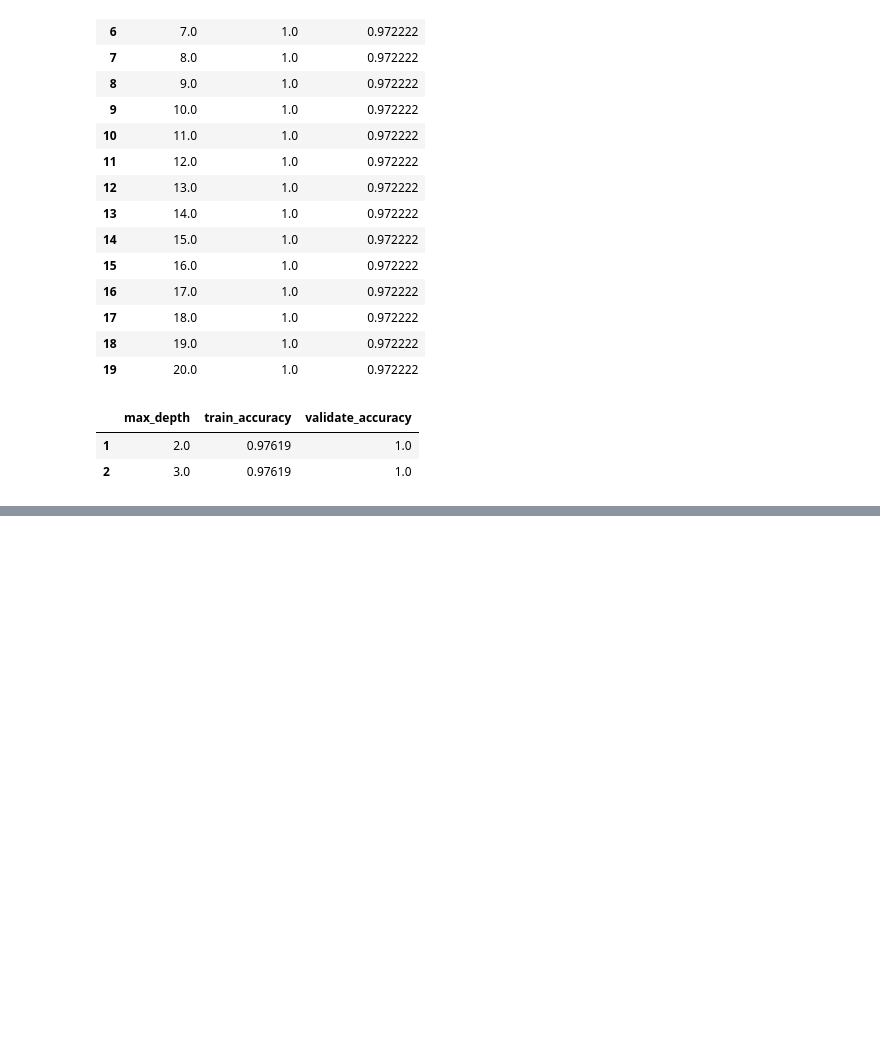
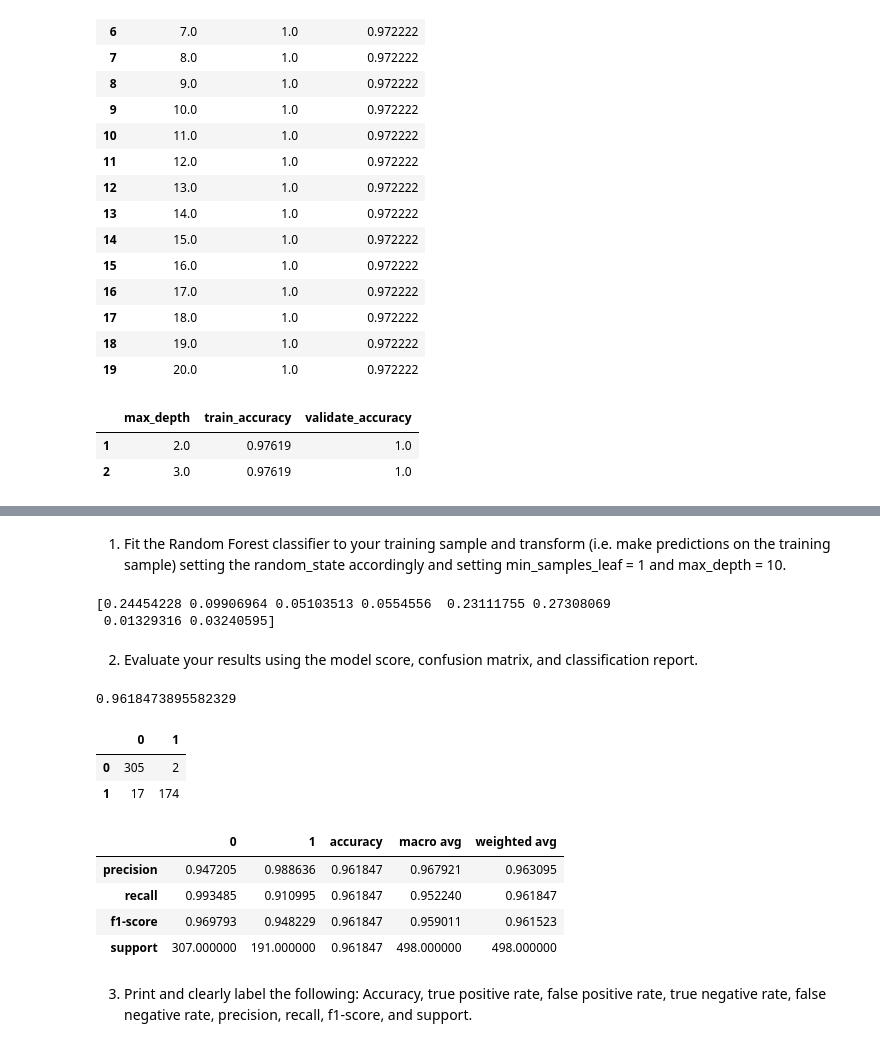
Before and after one commit to ChrisTeceno/classification-exercises, a Jupyter notebook: model.ipynb, the cells around one changed output, grey strips where cells are left out. Cells and saved outputs as stored; diff of their text form; code cells hidden in the pictures; blank space fills up the shorter version.

```diff
--- a/model.ipynb
+++ b/model.ipynb
@@ -626,0 +638,34 @@ results.nlargest(1,'validate_accuracy',keep ='all')
+# %% [markdown]
+1. Fit the Random Forest classifier to your training sample and transform (i.e. make predictions on the training sample) setting the random_state accordingly and setting min_samples_leaf = 1 and max_depth = 10.
+# %%
+rf = RandomForestClassifier(random_state=42, min_samples_leaf= 1, max_depth=10)
+rf.fit(x_train,y_train)
+print(rf.feature_importances_)
+# %% [output]
+[0.24454228 0.09906964 0.05103513 0.0554556  0.23111755 0.27308069
+ 0.01329316 0.03240595]
+# %%
+y_pred = rf.predict(x_train)
+# %% [markdown]
+2. Evaluate your results using the model score, confusion matrix, and classification report.
+# %%
+rf.score(x_train,y_train)
+# %% [output]
+0.9618473895582329
+# %%
+conf_matrix = pd.DataFrame(confusion_matrix(y_train, y_pred))
+conf_matrix
+# %% [output]
+|  | 0 | 1 |
+| 0 | 305 | 2 |
+| 1 | 17 | 174 |
+# %%
+pd.DataFrame(classification_report(y_train, y_pred, output_dict=True))
+# %% [output]
+|  | 0 | 1 | accuracy | macro avg | weighted avg |
+| precision | 0.947205 | 0.988636 | 0.961847 | 0.967921 | 0.963095 |
+| recall | 0.993485 | 0.910995 | 0.961847 | 0.952240 | 0.961847 |
+| f1-score | 0.969793 | 0.948229 | 0.961847 | 0.959011 | 0.961523 |
+| support | 307.000000 | 191.000000 | 0.961847 | 498.000000 | 498.000000 |
+# %% [markdown]
+3. Print and clearly label the following: Accuracy, true positive rate, false positive rate, true negative rate, false negative rate, precision, recall, f1-score, and support.
```
Also changed, not shown: parts of 11 cells of this notebook.
